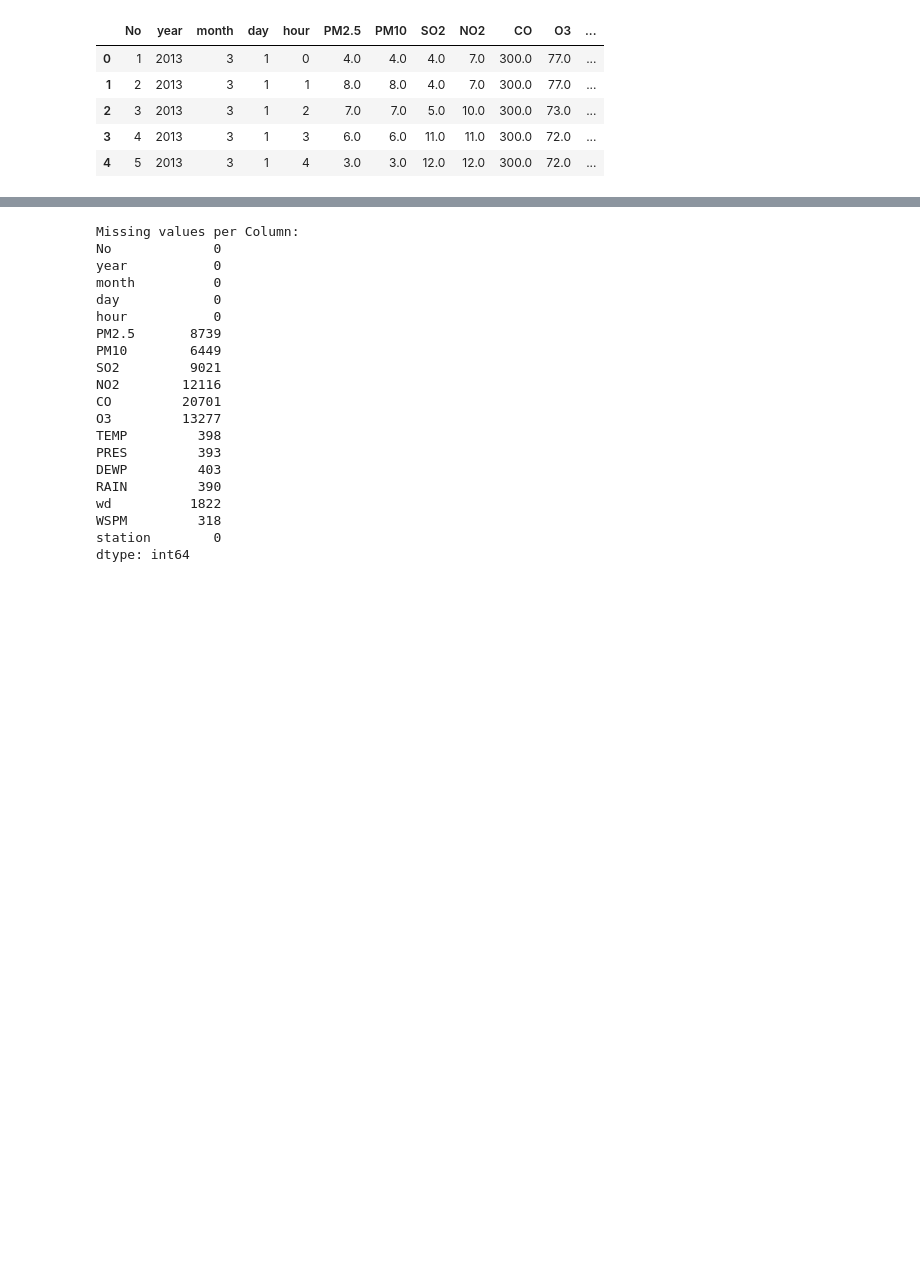
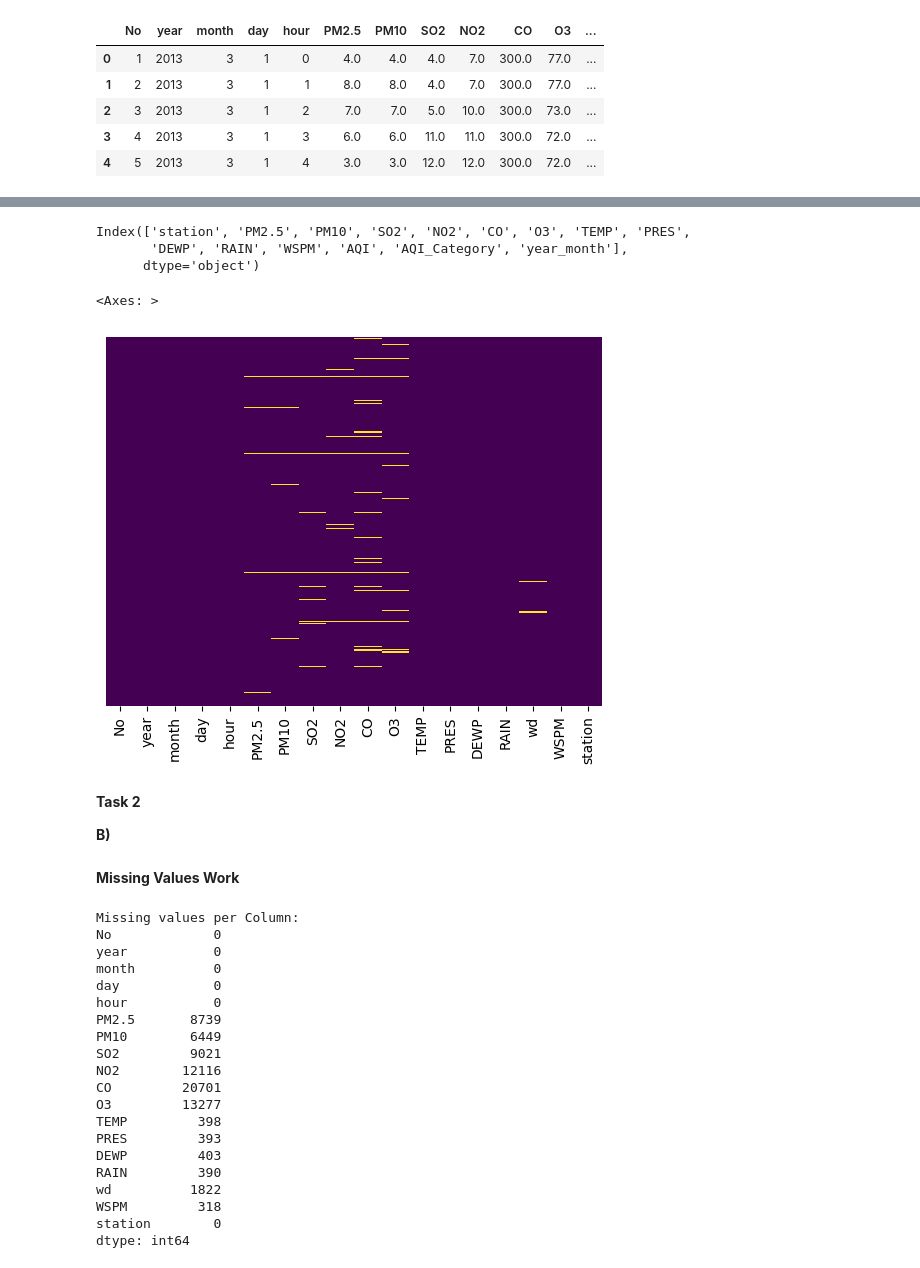
Before and after one commit to Strong649/First-Repo, a Jupyter notebook: st20121704_CMP7005_PRAC1.ipynb, the cells around one changed output, grey strips where cells are left out. Cells and saved outputs as stored; diff of their text form; code cells hidden in the pictures; blank space fills up the shorter version.

Commit message:
Uniformity for Assessment and adding visualisations

```diff
--- a/st20121704_CMP7005_PRAC1.ipynb
+++ b/st20121704_CMP7005_PRAC1.ipynb
@@ -51,3 +80,20 @@ combined_df.head()
+# %%
+combined_df.columns
+# %% [output]
+Index(['station', 'PM2.5', 'PM10', 'SO2', 'NO2', 'CO', 'O3', 'TEMP', 'PRES',
+       'DEWP', 'RAIN', 'WSPM', 'AQI', 'AQI_Category', 'year_month'],
+      dtype='object')
+# %%
+sns.heatmap(combined_df.isnull(), yticklabels=False,cbar=False,cmap='viridis')
+# %% [output]
+<Axes: >
+[figure, added]
+# %% [markdown]
+**Task 2**
+
+**B)**
+# %% [markdown]
+**Missing Values Work**
 # %%
 print("Missing values per Column:")
 print(combined_df.isnull().sum())
```
Also changed, not shown: parts of 25 cells of this notebook.
